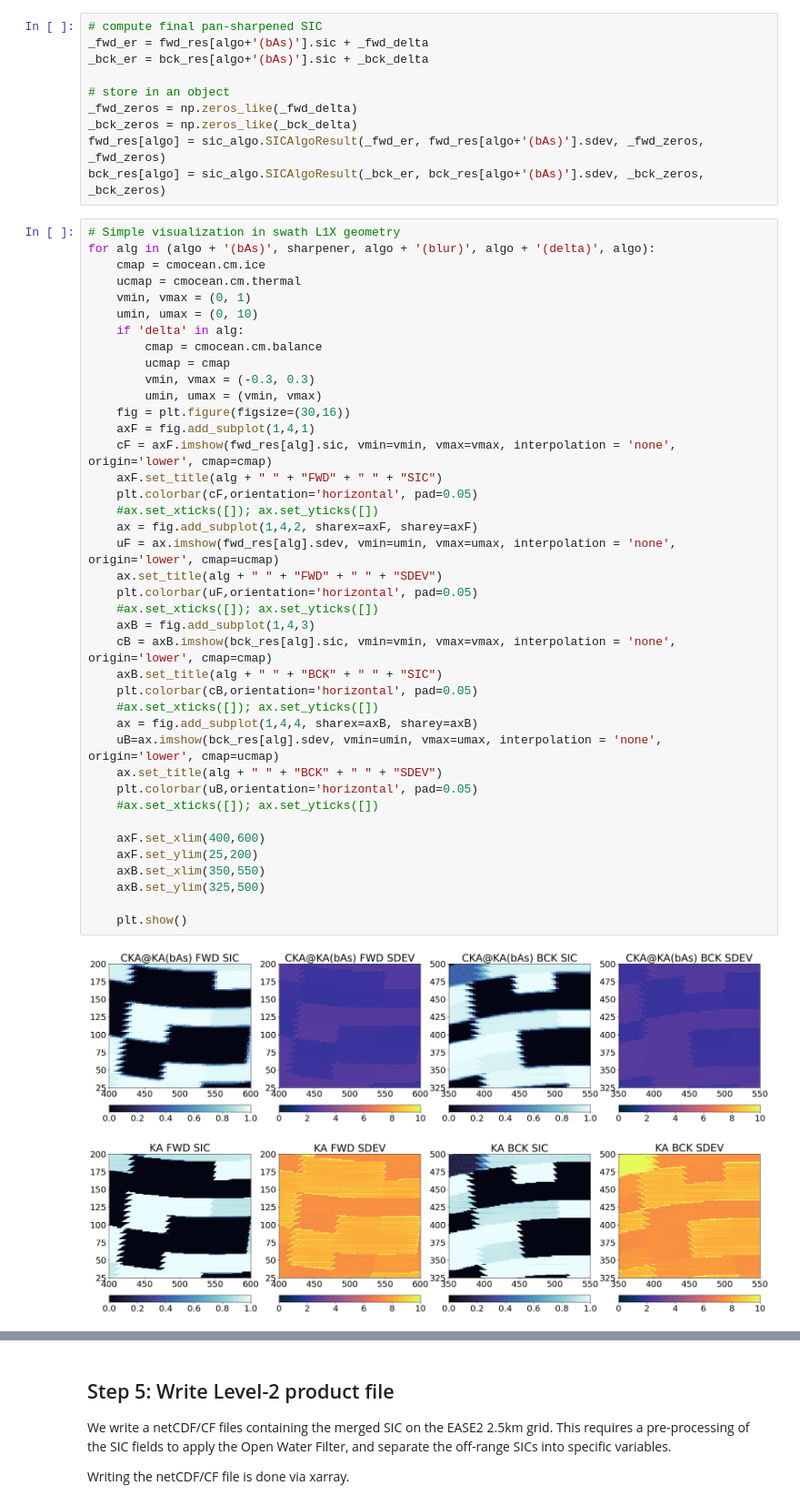
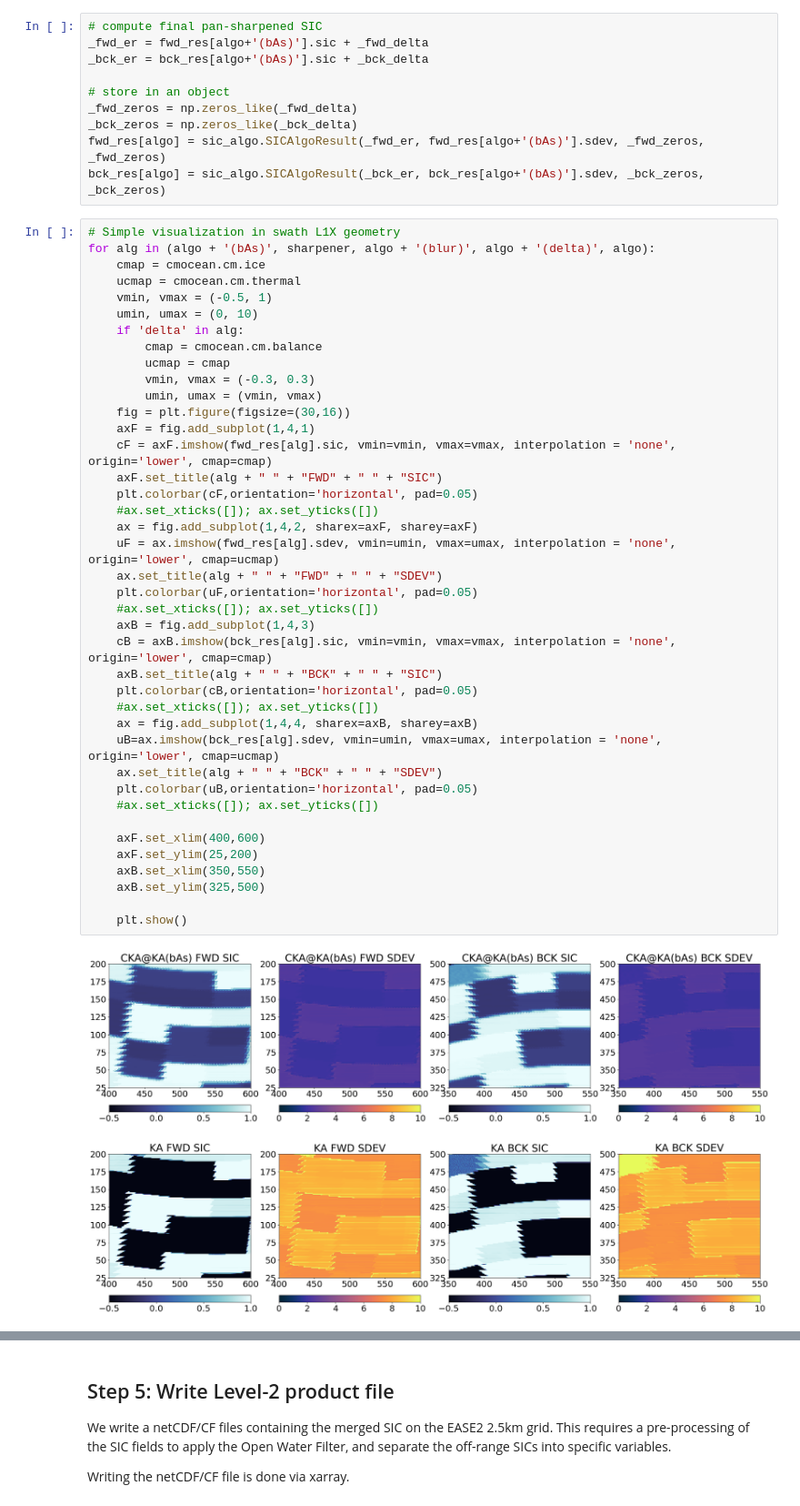
Before and after one commit to CIMR-Algos/SeaIceConcentration_ATBD_v2, a Jupyter notebook: algorithm/CIMR L2 Sea Ice Concentration algorithm.ipynb, the cells around one changed output, grey strips where cells are left out. Shown at 91% size. Saved outputs shown, nothing was run; the diff lists cells and outputs as text.

```diff
--- a/algorithm/CIMR L2 Sea Ice Concentration algorithm.ipynb
+++ b/algorithm/CIMR L2 Sea Ice Concentration algorithm.ipynb
@@ -349,7 +349,7 @@ bck_res[algo] = sic_algo.SICAlgoResult(_bck_er, bck_res[algo+'(bAs)'].sdev, _bck
 for alg in (algo + '(bAs)', sharpener, algo + '(blur)', algo + '(delta)', algo):
     cmap = cmocean.cm.ice
     ucmap = cmocean.cm.thermal
-    vmin, vmax = (0, 1)
+    vmin, vmax = (-0.5, 1)
     umin, umax = (0, 10)
     if 'delta' in alg:
         cmap = cmocean.cm.balance
@@ -358,32 +358,32 @@ for alg in (algo + '(bAs)', sharpener, algo + '(blur)', algo + '(delta)', algo):
         umin, umax = (vmin, vmax)
     fig = plt.figure(figsize=(30,16))
     axF = fig.add_subplot(1,4,1)
     cF = axF.imshow(fwd_res[alg].sic, vmin=vmin, vmax=vmax, interpolation = 'none', origin='lower', cmap=cmap)
     axF.set_title(alg + " " + "FWD" + " " + "SIC")
     plt.colorbar(cF,orientation='horizontal', pad=0.05)
     #ax.set_xticks([]); ax.set_yticks([])
     ax = fig.add_subplot(1,4,2, sharex=axF, sharey=axF)
     uF = ax.imshow(fwd_res[alg].sdev, vmin=umin, vmax=umax, interpolation = 'none', origin='lower', cmap=ucmap)
     ax.set_title(alg + " " + "FWD" + " " + "SDEV")
     plt.colorbar(uF,orientation='horizontal', pad=0.05)
     #ax.set_xticks([]); ax.set_yticks([])
     axB = fig.add_subplot(1,4,3)
     cB = axB.imshow(bck_res[alg].sic, vmin=vmin, vmax=vmax, interpolation = 'none', origin='lower', cmap=cmap)
     axB.set_title(alg + " " + "BCK" + " " + "SIC")
     plt.colorbar(cB,orientation='horizontal', pad=0.05)
     #ax.set_xticks([]); ax.set_yticks([])
     ax = fig.add_subplot(1,4,4, sharex=axB, sharey=axB)
     uB=ax.imshow(bck_res[alg].sdev, vmin=umin, vmax=umax, interpolation = 'none', origin='lower', cmap=ucmap)
     ax.set_title(alg + " " + "BCK" + " " + "SDEV")
     plt.colorbar(uB,orientation='horizontal', pad=0.05)
     #ax.set_xticks([]); ax.set_yticks([])
 
     axF.set_xlim(400,600)
     axF.set_ylim(25,200)
     axB.set_xlim(350,550)
     axB.set_ylim(325,500)
 
     plt.show()
 # %% [output]
-[figure, old version]
+[figure, new version]
-[figure, old version]
+[figure, new version]
```
Also changed, not shown: parts of 44 cells of this notebook.
